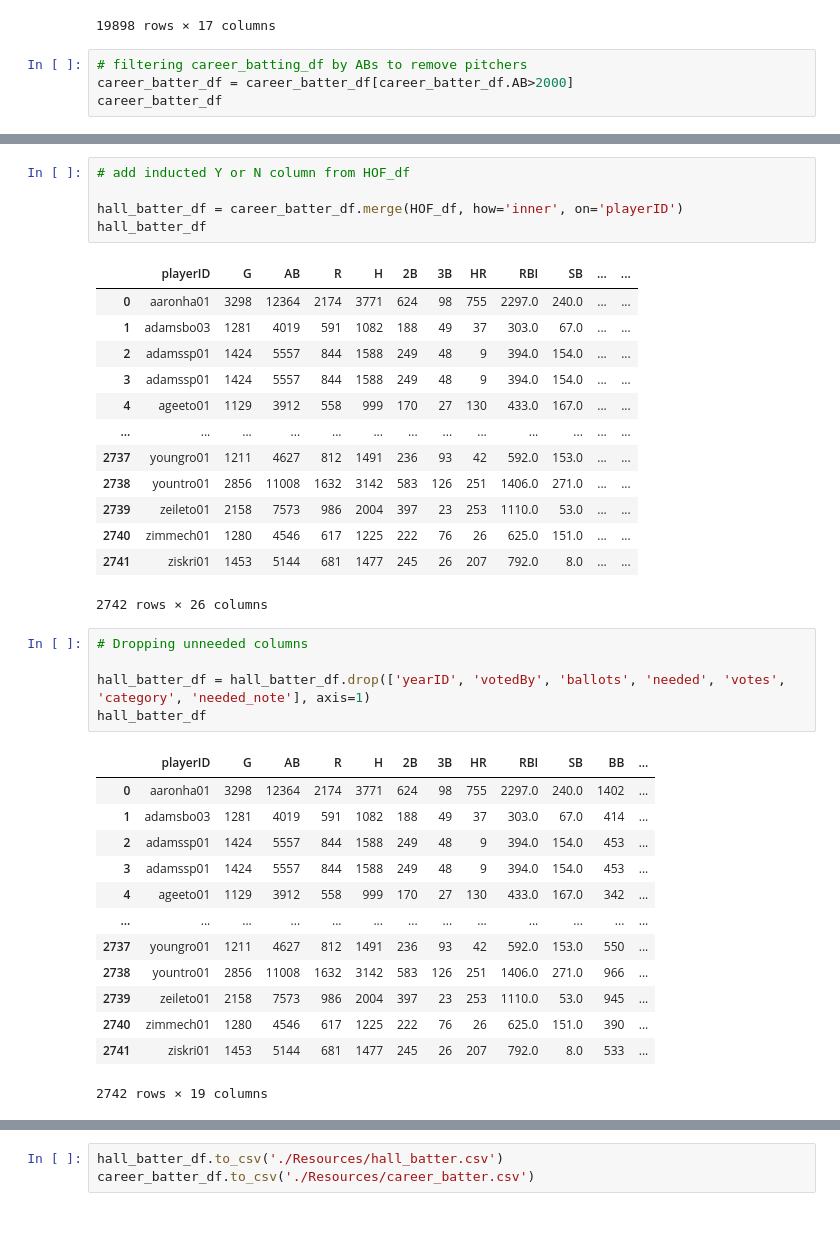
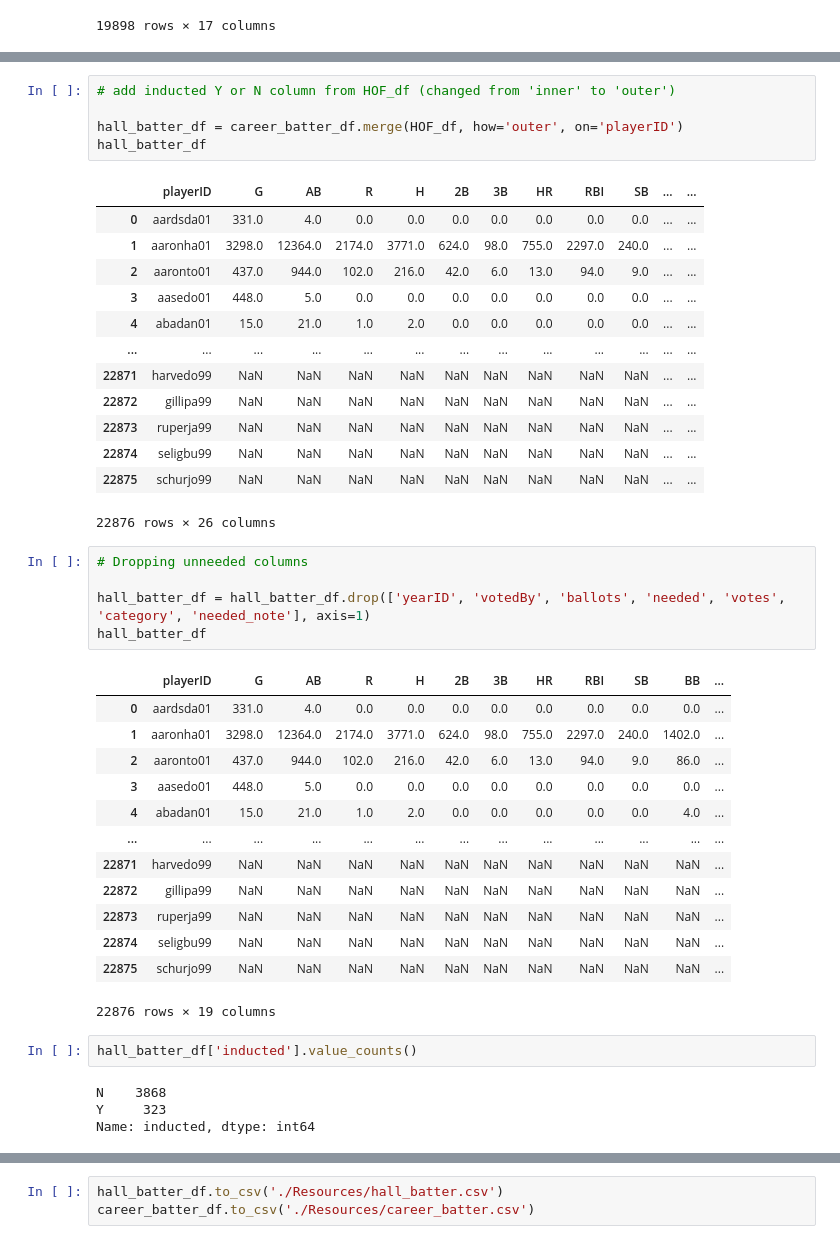
Before and after one commit to greensleeves8/Final_Project_Baseball, a Jupyter notebook: Career_Batters.ipynb, the cells around one changed output, grey strips where cells are left out. Cells and saved outputs as stored; diff of their text form.

Commit message:
Updates to Career Batter and 2 csv

```diff
--- a/Career_Batters.ipynb
+++ b/Career_Batters.ipynb
@@ -178,7 +178,3 @@ career_batter_df
 | zwilldu01 | 366 | 1280 | 167 | 364 | 76 | 15 | 30 | 202.0 | 46.0 | 128 | 155.0 | ... |
 | zychto01 | 70 | 0 | 0 | 0 | 0 | 0 | 0 | 0.0 | 0.0 | 0 | 0.0 | ... |
 19898 rows × 17 columns
-# %%
-# filtering career_batting_df by ABs to remove pitchers
-career_batter_df = career_batter_df[career_batter_df.AB>2000]
-career_batter_df
@@ -200,22 +181,22 @@ career_batter_df
 # %%
-# add inducted Y or N column from HOF_df
+# add inducted Y or N column from HOF_df (changed from 'inner' to 'outer')
 
-hall_batter_df = career_batter_df.merge(HOF_df, how='inner', on='playerID')
+hall_batter_df = career_batter_df.merge(HOF_df, how='outer', on='playerID')
 hall_batter_df
 # %% [output]
 |  | playerID | G | AB | R | H | 2B | 3B | HR | RBI | SB | ... | ... |
-| 0 | aaronha01 | 3298 | 12364 | 2174 | 3771 | 624 | 98 | 755 | 2297.0 | 240.0 | ... | ... |
-| 1 | adamsbo03 | 1281 | 4019 | 591 | 1082 | 188 | 49 | 37 | 303.0 | 67.0 | ... | ... |
-| 2 | adamssp01 | 1424 | 5557 | 844 | 1588 | 249 | 48 | 9 | 394.0 | 154.0 | ... | ... |
-| 3 | adamssp01 | 1424 | 5557 | 844 | 1588 | 249 | 48 | 9 | 394.0 | 154.0 | ... | ... |
-| 4 | ageeto01 | 1129 | 3912 | 558 | 999 | 170 | 27 | 130 | 433.0 | 167.0 | ... | ... |
+| 0 | aardsda01 | 331.0 | 4.0 | 0.0 | 0.0 | 0.0 | 0.0 | 0.0 | 0.0 | 0.0 | ... | ... |
+| 1 | aaronha01 | 3298.0 | 12364.0 | 2174.0 | 3771.0 | 624.0 | 98.0 | 755.0 | 2297.0 | 240.0 | ... | ... |
+| 2 | aaronto01 | 437.0 | 944.0 | 102.0 | 216.0 | 42.0 | 6.0 | 13.0 | 94.0 | 9.0 | ... | ... |
+| 3 | aasedo01 | 448.0 | 5.0 | 0.0 | 0.0 | 0.0 | 0.0 | 0.0 | 0.0 | 0.0 | ... | ... |
+| 4 | abadan01 | 15.0 | 21.0 | 1.0 | 2.0 | 0.0 | 0.0 | 0.0 | 0.0 | 0.0 | ... | ... |
 | ... | ... | ... | ... | ... | ... | ... | ... | ... | ... | ... | ... | ... |
-| 2737 | youngro01 | 1211 | 4627 | 812 | 1491 | 236 | 93 | 42 | 592.0 | 153.0 | ... | ... |
-| 2738 | yountro01 | 2856 | 11008 | 1632 | 3142 | 583 | 126 | 251 | 1406.0 | 271.0 | ... | ... |
-| 2739 | zeileto01 | 2158 | 7573 | 986 | 2004 | 397 | 23 | 253 | 1110.0 | 53.0 | ... | ... |
-| 2740 | zimmech01 | 1280 | 4546 | 617 | 1225 | 222 | 76 | 26 | 625.0 | 151.0 | ... | ... |
-| 2741 | ziskri01 | 1453 | 5144 | 681 | 1477 | 245 | 26 | 207 | 792.0 | 8.0 | ... | ... |
+| 22871 | harvedo99 | NaN | NaN | NaN | NaN | NaN | NaN | NaN | NaN | NaN | ... | ... |
+| 22872 | gillipa99 | NaN | NaN | NaN | NaN | NaN | NaN | NaN | NaN | NaN | ... | ... |
+| 22873 | ruperja99 | NaN | NaN | NaN | NaN | NaN | NaN | NaN | NaN | NaN | ... | ... |
+| 22874 | seligbu99 | NaN | NaN | NaN | NaN | NaN | NaN | NaN | NaN | NaN | ... | ... |
+| 22875 | schurjo99 | NaN | NaN | NaN | NaN | NaN | NaN | NaN | NaN | NaN | ... | ... |
-2742 rows × 26 columns
+22876 rows × 26 columns
 # %%
 # Dropping unneeded columns
 
@@ -223,18 +204,24 @@ hall_batter_df = hall_batter_df.drop(['yearID', 'votedBy', 'ballots', 'needed',
 hall_batter_df
 # %% [output]
 |  | playerID | G | AB | R | H | 2B | 3B | HR | RBI | SB | BB | ... |
-| 0 | aaronha01 | 3298 | 12364 | 2174 | 3771 | 624 | 98 | 755 | 2297.0 | 240.0 | 1402 | ... |
-| 1 | adamsbo03 | 1281 | 4019 | 591 | 1082 | 188 | 49 | 37 | 303.0 | 67.0 | 414 | ... |
-| 2 | adamssp01 | 1424 | 5557 | 844 | 1588 | 249 | 48 | 9 | 394.0 | 154.0 | 453 | ... |
-| 3 | adamssp01 | 1424 | 5557 | 844 | 1588 | 249 | 48 | 9 | 394.0 | 154.0 | 453 | ... |
-| 4 | ageeto01 | 1129 | 3912 | 558 | 999 | 170 | 27 | 130 | 433.0 | 167.0 | 342 | ... |
+| 0 | aardsda01 | 331.0 | 4.0 | 0.0 | 0.0 | 0.0 | 0.0 | 0.0 | 0.0 | 0.0 | 0.0 | ... |
+| 1 | aaronha01 | 3298.0 | 12364.0 | 2174.0 | 3771.0 | 624.0 | 98.0 | 755.0 | 2297.0 | 240.0 | 1402.0 | ... |
+| 2 | aaronto01 | 437.0 | 944.0 | 102.0 | 216.0 | 42.0 | 6.0 | 13.0 | 94.0 | 9.0 | 86.0 | ... |
+| 3 | aasedo01 | 448.0 | 5.0 | 0.0 | 0.0 | 0.0 | 0.0 | 0.0 | 0.0 | 0.0 | 0.0 | ... |
+| 4 | abadan01 | 15.0 | 21.0 | 1.0 | 2.0 | 0.0 | 0.0 | 0.0 | 0.0 | 0.0 | 4.0 | ... |
 | ... | ... | ... | ... | ... | ... | ... | ... | ... | ... | ... | ... | ... |
-| 2737 | youngro01 | 1211 | 4627 | 812 | 1491 | 236 | 93 | 42 | 592.0 | 153.0 | 550 | ... |
-| 2738 | yountro01 | 2856 | 11008 | 1632 | 3142 | 583 | 126 | 251 | 1406.0 | 271.0 | 966 | ... |
-| 2739 | zeileto01 | 2158 | 7573 | 986 | 2004 | 397 | 23 | 253 | 1110.0 | 53.0 | 945 | ... |
-| 2740 | zimmech01 | 1280 | 4546 | 617 | 1225 | 222 | 76 | 26 | 625.0 | 151.0 | 390 | ... |
-| 2741 | ziskri01 | 1453 | 5144 | 681 | 1477 | 245 | 26 | 207 | 792.0 | 8.0 | 533 | ... |
+| 22871 | harvedo99 | NaN | NaN | NaN | NaN | NaN | NaN | NaN | NaN | NaN | NaN | ... |
+| 22872 | gillipa99 | NaN | NaN | NaN | NaN | NaN | NaN | NaN | NaN | NaN | NaN | ... |
+| 22873 | ruperja99 | NaN | NaN | NaN | NaN | NaN | NaN | NaN | NaN | NaN | NaN | ... |
+| 22874 | seligbu99 | NaN | NaN | NaN | NaN | NaN | NaN | NaN | NaN | NaN | NaN | ... |
+| 22875 | schurjo99 | NaN | NaN | NaN | NaN | NaN | NaN | NaN | NaN | NaN | NaN | ... |
-2742 rows × 19 columns
+22876 rows × 19 columns
+# %%
+hall_batter_df['inducted'].value_counts()
+# %% [output]
+N    3868
+Y     323
+Name: inducted, dtype: int64
 # %%
 # Dropping duplicate rows of multiple HOF vote receivers, keeping last one for Y votes
 
```
Also changed, not shown: parts of 6 cells of this notebook, 2 other files.
